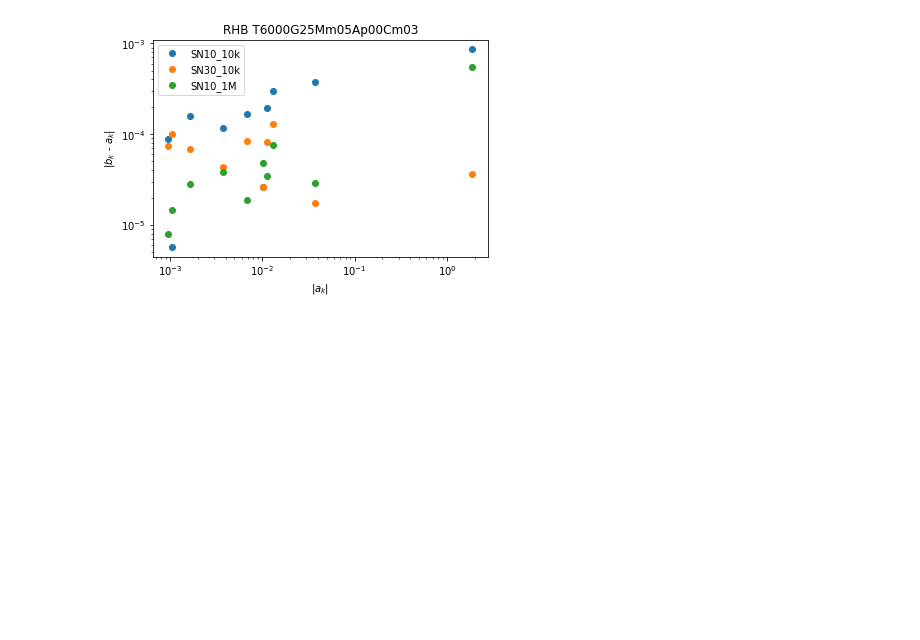
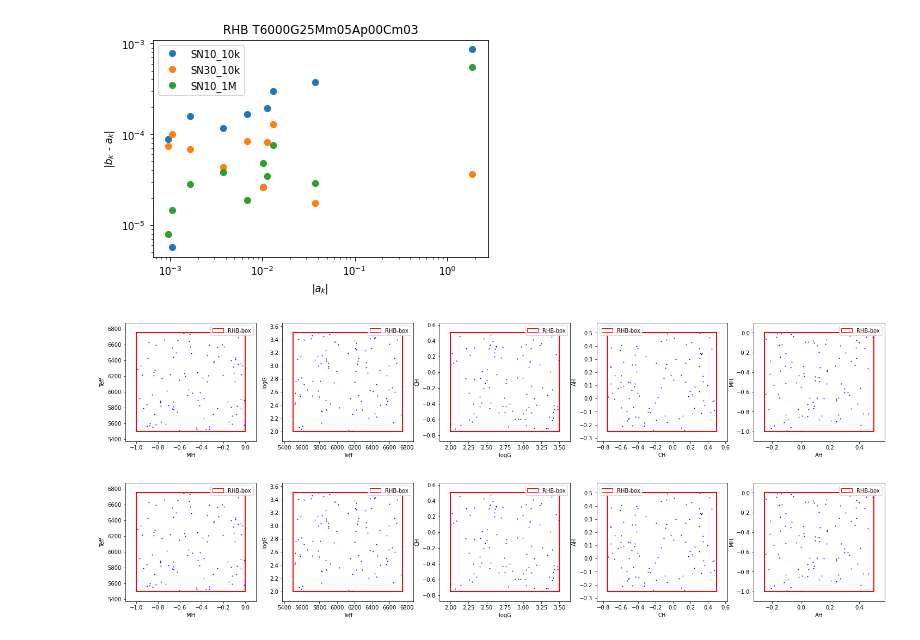
Before and after one commit to ViskaWei/PIML_v0, a Jupyter notebook: nb/RHB.ipynb, the cells around one changed output. Saved outputs shown, nothing was run; the diff lists cells and outputs as text; code cells hidden in the pictures; blank space fills up the shorter version.

```diff
--- a/nb/RHB.ipynb
+++ b/nb/RHB.ipynb
@@ -139,3 +139,12 @@ array([1.54205716e-05, 2.34346697e-05, 3.07903587e-05, 8.38790796e-06,
 b.plot_exp_bias(ak, diffs, labels=["SN10_10k","SN30_10k","SN10_1M"])
 # %% [output]
 [figure]
+# %%
+b.minmax_rescaler=b.rescaler
+# %%
+pmts=b.get_random_pmt(100)
+# %%
+b.PLT.plot_box([0,1,2,3,4], pmts )
+# %% [output]
+[figure, added]
+[figure, added]
```
Also changed, not shown: parts of 19 cells of this notebook, 13 other files.
